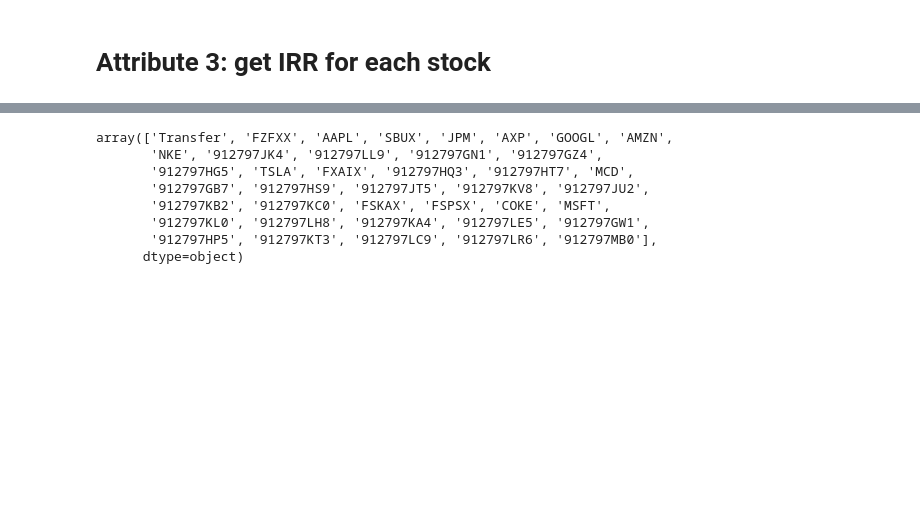
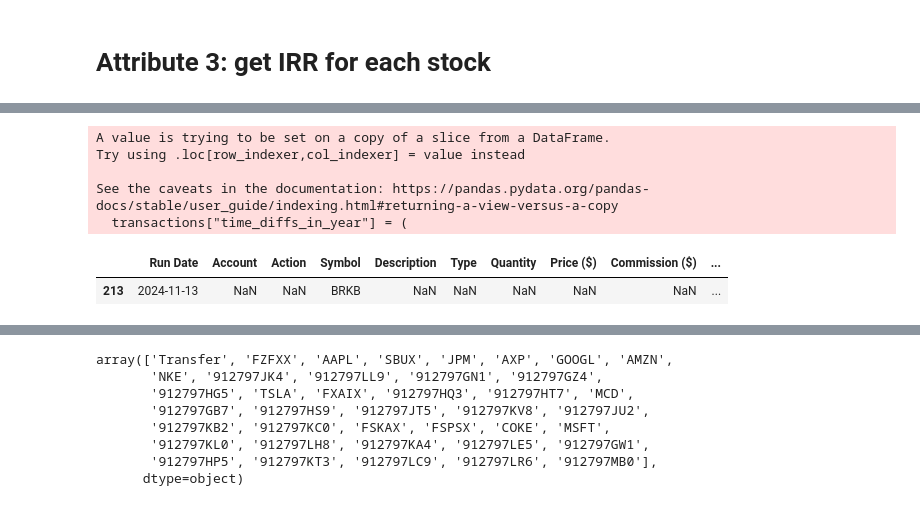
Before and after one commit to yifan-lee/fidelity-portfolio-tracker, a Jupyter notebook: code/test.ipynb, the cells around one changed output, grey strips where cells are left out. Saved outputs shown, nothing was run; the diff lists cells and outputs as text; code cells hidden in the pictures; blank space fills up the shorter version.

```diff
--- a/code/test.ipynb
+++ b/code/test.ipynb
@@ -75,0 +101,6 @@ Transfer_transaction
+# %%
+irr_dict = {}
+for symbol in current_portfolio.merged_individual_position_transaction['Symbol'].unique():
+    if not symbol[0].isdigit() and symbol != 'FZFXX**' and symbol != 'FZFXX':
+        irr_dict[symbol] = current_portfolio.calculate_irr(symbol)
+irr_dict
@@ -75,0 +141,14 @@ Transfer_transaction
+# %%
+transactions = current_portfolio.filter_merged_transactions_by_symbol(symbol)
+transactions["time_diffs_in_year"] = (
+    current_portfolio.today - transactions["Run Date"]
+).apply(lambda x: x.days) / 365.25
+transactions
+# %% [output]
+A value is trying to be set on a copy of a slice from a DataFrame.
+Try using .loc[row_indexer,col_indexer] = value instead
+
+See the caveats in the documentation: https://pandas.pydata.org/pandas-docs/stable/user_guide/indexing.html#returning-a-view-versus-a-copy
+  transactions["time_diffs_in_year"] = (
+|  | Run Date | Account | Action | Symbol | Description | Type | Quantity | Price ($) | Commission ($) | ... |
+| 213 | 2024-11-13 | NaN | NaN | BRKB | NaN | NaN | NaN | NaN | NaN | ... |
```
Also changed, not shown: parts of 13 cells of this notebook, 3 other files.
